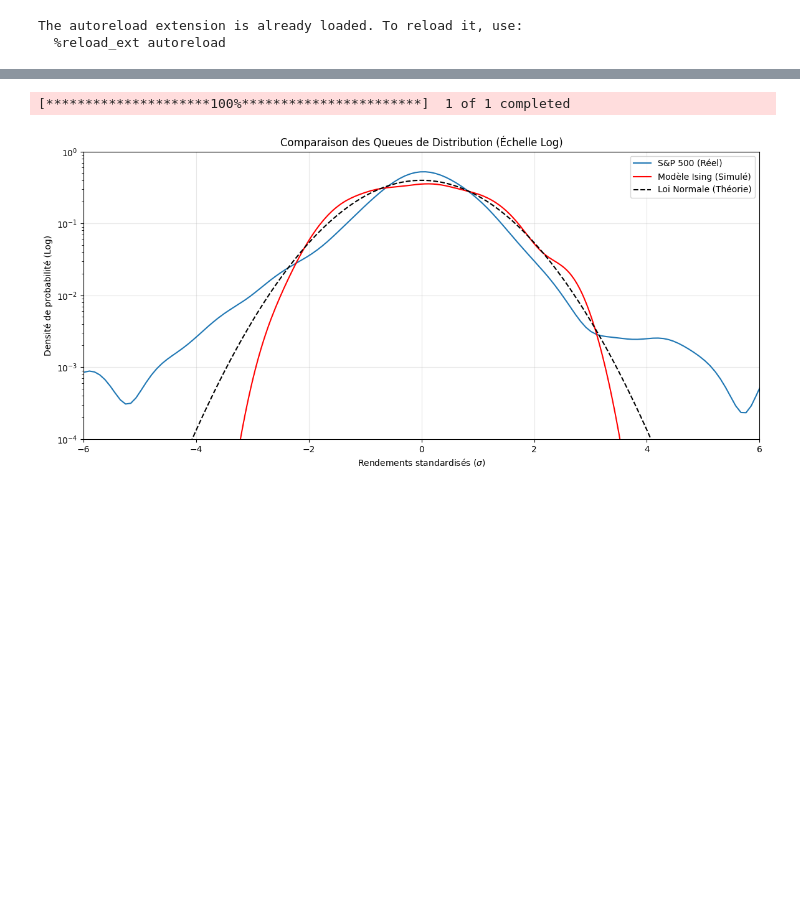
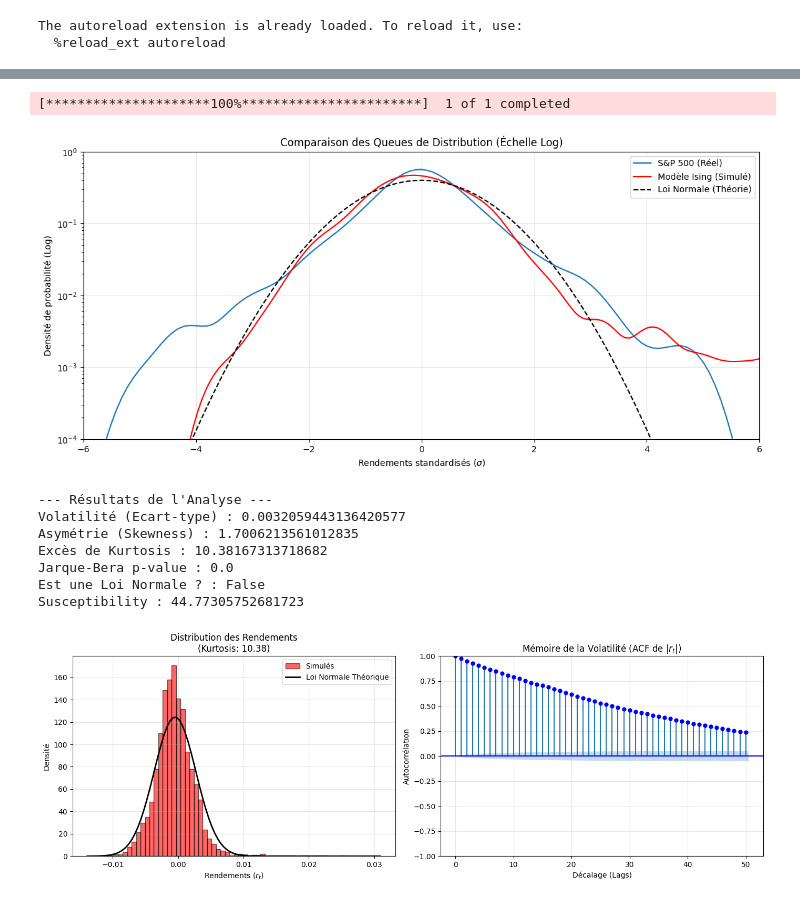
Before and after one commit to JulesPH-EPFL/Ising-Market-Dynamics, a Jupyter notebook: notebooks/analyse.ipynb, the cells around one changed output, grey strips where cells are left out. Drawn from its saved outputs; the diff is of its cells as text; code cells hidden in the pictures; blank space fills up the shorter version.

```diff
--- a/notebooks/analyse.ipynb
+++ b/notebooks/analyse.ipynb
@@ -50,6 +48,7 @@ T_c = plot_susceptibility_curve(dict_results)
 # %%
 # Initialisation du simulateur
 T = T_c
+N = 2000
 
 sim = MarketSimulator(
     N=N,          # Taille du réseau (50x50)
@@ -58,7 +57,7 @@ sim = MarketSimulator(
     h=0.0,         # Champ externe
     Delta_t=20000,  # Nombre de pas de temps
     P_0=100,       # Prix initial
-    lambd=100      # Liquidité
+    lambd_0=100      # Liquidité
 )
 
 # Lancement et export automatique en .parquet
@@ -120,6 +119,8 @@ Susceptibility : 58.68925818598421
 temp_range = np.linspace(2.1, 2.5, 10)
 # On teste de très liquide (200) à peu liquide (20)
 lambda_range = np.linspace(20, 200, 10)
+
+kurt_max = 0
 
 # Initialisation de la matrice pour stocker le Kurtosis
 kurt_matrix = np.zeros((len(temp_range), len(lambda_range)))
@@ -137,7 +138,7 @@ for i, T in enumerate(temp_range):
             h=0.0,
             Delta_t=8000,
             P_0=100,
-            lambd=L
+            lambd_0=L
         )
 
         # On lance la simulation
@@ -149,7 +150,13 @@ for i, T in enumerate(temp_range):
         stats = analyzer.analyze_returns(burn_in=1000)
 
         # On stocke le Kurtosis
-        kurt_matrix[i, j] = stats["Excès de Kurtosis"]
+        current_kurt = stats["Excès de Kurtosis"]
+        kurt_matrix[i, j] = current_kurt
+
+        if current_kurt > kurt_max:
+            kurt_max = current_kurt
+            df_kurt_max = df.copy()
+            filename_kurt_max = filename
 
     print(f"✅ Température T={T:.2f} terminée.")
 
@@ -168,13 +175,13 @@ sns.heatmap(df_heatmap, annot=True, fmt=".2f", cmap="YlOrRd")
 
 # --- CORRECTION DE LA LIGNE BLEUE ---
 # On cherche l'indice de la température la plus proche de 2.27
-tc_theorique = 2.27
+tc_theorique = T_c
 # On trouve quelle ligne (0, 1, 2...) correspond au T le plus proche
 idx_proche = np.argmin(np.abs(temp_range - tc_theorique))
 
 # On ajoute la ligne (0.5 permet de centrer la ligne sur la case)
 plt.axhline(y=idx_proche + 0.5, color='blue', linestyle='--', linewidth=3,
-            label='Zone Critique (Tc ~ 2.27)')
+            label=f'Zone Critique (Tc ~ {T_c:.2f})')
 plt.xlabel('Lambda')
 plt.ylabel('T')
 plt.title("Phase Map : Excès de Kurtosis\n(Impact de la Température et de la Liquidité)")
@@ -196,5 +203,5 @@ plt.show()
 # %%
-ticker = "^GSPC" # S&P 500 (ou "BTC-USD" pour le Bitcoin)
+ticker = "BTC-USD"#"^GSPC" # S&P 500 (ou "BTC-USD" pour le Bitcoin)
 data = yf.download(ticker, start="2019-01-01", end="2024-01-01")
 
 # Calcul des rendements logarithmiques (log-returns)
@@ -203,32 +210,54 @@ real_returns = np.log(data['Close'] / data['Close'].shift(1)).dropna()
 def compare_to_reality(sim_returns, real_returns):
     plt.figure(figsize=(14, 6))
 
     # Standardisation (pour comparer des pommes avec des pommes)
     # On ramène les deux distributions à une moyenne de 0 et un écart-type de 1
     sim_std = (sim_returns - sim_returns.mean()) / sim_returns.std()
     real_std = (real_returns - real_returns.mean()) / real_returns.std()
 
     # Plot des distributions
     sns.kdeplot(real_std, label="S&P 500 (Réel)", color='blue', bw_adjust=1.5)
     sns.kdeplot(sim_std, label="Modèle Ising (Simulé)", color='red', bw_adjust=1.5)
 
     # Loi Normale pour référence
     x = np.linspace(-5, 5, 100)
     plt.plot(x, norm.pdf(x), 'k--', label="Loi Normale (Théorie)")
 
     plt.yscale('log') # PASSAGE EN LOG POUR VOIR LES QUEUES
     plt.ylim(1e-4, 1)
     plt.xlim(-6, 6)
 
     plt.title("Comparaison des Queues de Distribution (Échelle Log)")
     plt.xlabel("Rendements standardisés ($\sigma$)")
     plt.ylabel("Densité de probabilité (Log)")
     plt.legend()
     plt.grid(True, alpha=0.3)
     plt.show()
 
 # Utilise les rendements de ton meilleur run
-compare_to_reality(df['r_history'], real_returns) # Remplace chi_vals par tes r_t simulés
+compare_to_reality(df_kurt_max['r_history'], real_returns) # Remplace chi_vals par tes r_t simulés
+
+analyzer = MarketMetrics(filename_kurt_max)
+
+financial_stats = analyzer.analyze_returns()
+
+print("--- Résultats de l'Analyse ---")
+for metric, valeur in financial_stats.items():
+    print(f"{metric} : {valeur}")
+
+susceptibility = analyzer.calculate_susceptibility(N, T)
+print(f"Susceptibility : {susceptibility}")
+
+# 3. Afficher les graphiques de validation (Histogramme + ACF)
+analyzer.plot_stylized_facts(burn_in=1000)
 # %% [output]
 [*********************100%***********************]  1 of 1 completed
-[figure, old version]
+[figure, new version]
+--- Résultats de l'Analyse ---
+Volatilité (Ecart-type) : 0.0032059443136420577
+Asymétrie (Skewness) : 1.7006213561012835
+Excès de Kurtosis : 10.38167313718682
+Jarque-Bera p-value : 0.0
+Est une Loi Normale ? : False
+Susceptibility : 44.77305752681723
+[figure, added]
```
Also changed, not shown: parts of 4 cells of this notebook, 3 other files.
